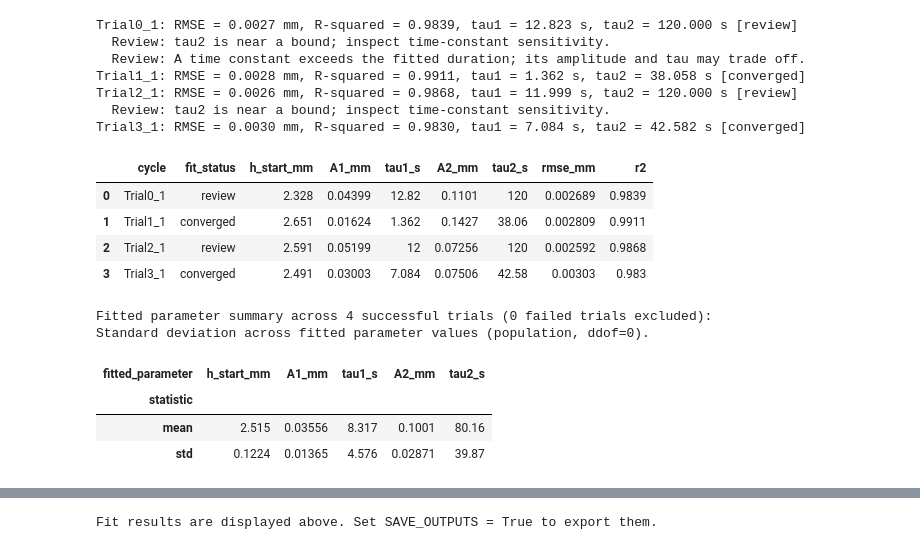
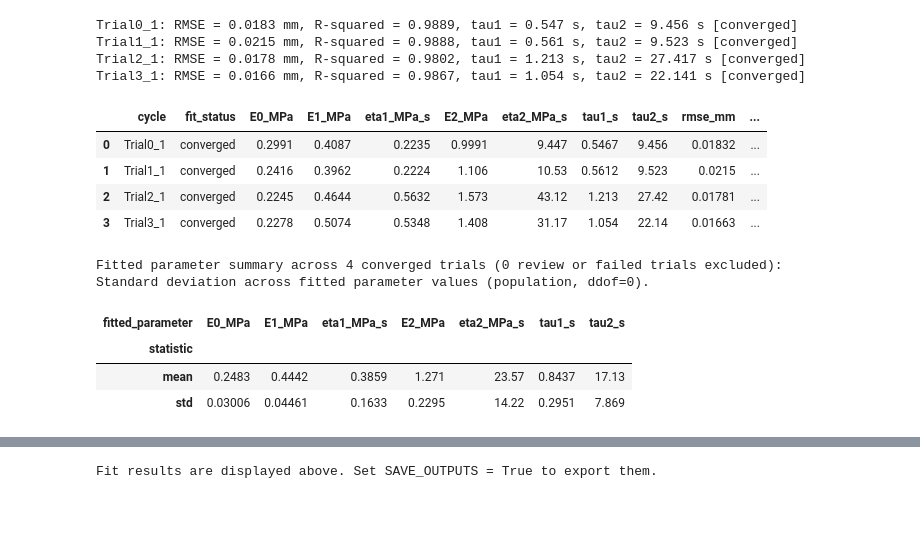
Before and after one commit to Cuberkk/Tonometry_Control_Code, a Jupyter notebook: data_process/Load_Profile-Creep_Curve_Fit_Kelvin.ipynb, the cells around one changed output, grey strips where cells are left out. Cells and saved outputs as stored; diff of their text form; code cells hidden in the pictures; blank space fills up the shorter version.

```diff
--- a/data_process/Load_Profile-Creep_Curve_Fit_Kelvin.ipynb
+++ b/data_process/Load_Profile-Creep_Curve_Fit_Kelvin.ipynb
@@ -45,6 +52,11 @@ import creep_force_model
 # Reload the helper when rerunning this notebook after editing the model file.
 gkv_model = importlib.reload(creep_force_model)
 
+USE_MEASURED_FORCE = True  # False uses the steady-hold response model.
+CONTACT_RADIUS_MM = 6.225  # Used only in measured-force mode; verify for the experiment.
+MODEL_NAME = 'gkv_history' if USE_MEASURED_FORCE else 'gkv_hold'
+MODEL_LABEL = 'GKV measured-force history' if USE_MEASURED_FORCE else 'GKV steady-hold response'
+
 DATASET = 'clindent_400g'  # Choose 'clindent_400g', 'clindent_800g' or 'biomomentum'.
 DATASETS = {
     'clindent_400g': ('data/Clindent_Data/400g/synchronized', 'Indentation_*/Trial*_*.csv'),
@@ -57,7 +69,7 @@ input_subdir, INPUT_PATTERN = DATASETS[DATASET]
 INPUT_DIR = PROJECT_ROOT / input_subdir
 INDENTATION_NUMBERS = [1]  # Clindent only: None selects all; [1, 2] selects Indentation_01 and Indentation_02.
 FILE_NAMES = None  # For a subset, use paths relative to INPUT_DIR, e.g. ['Indentation_01/Trial0_1.csv'].
-OUTPUT_DIR = PROJECT_ROOT / 'data_process' / 'analysis_outputs' / f'gkv_hold_{DATASET}'
+OUTPUT_DIR = PROJECT_ROOT / 'data_process' / 'analysis_outputs' / f'{MODEL_NAME}_{DATASET}'
 SAVE_OUTPUTS = False
 
 SAMPLE_RATE_HZ = 200.0
@@ -69,5 +81,7 @@ COLUMNS = ['Time, s', 'Indentation Position, mm', 'Indentation Force, N']
 
 plt.rcParams.update({'figure.figsize': (12, 5), 'axes.grid': True, 'grid.alpha': 0.25})
 print(f'Input directory: {INPUT_DIR}')
-print('Fit mode: steady-hold response; physical moduli and viscosities are not estimated.')
+print(f'Fit mode: {MODEL_LABEL}')
+if USE_MEASURED_FORCE:
+    print('History mode assumes a relaxed start for each cycle; earlier loading is not reconstructed.')
 # %% [output]
@@ -219,9 +256,15 @@ for name, frame in cycles.items():
     position = frame[COLUMNS[1]].to_numpy()
     force = frame[COLUMNS[2]].to_numpy()
     try:
-        fit = gkv_model.fit_gkv_hold(
-            time, force, position, tau_bounds=TAU_BOUNDS_S,
-            max_points=MAX_FIT_POINTS, max_starts=MAX_STARTS)
+        if USE_MEASURED_FORCE:
+            # shortcut: each cycle starts relaxed; use earlier history for incompletely recovered cycles.
+            fit = gkv_model.fit_gkv_history(
+                time, force, position, np.ones(time.size, dtype=bool), radius_mm=CONTACT_RADIUS_MM,
+                tau_bounds=TAU_BOUNDS_S, max_points=MAX_FIT_POINTS, max_starts=MAX_STARTS)
+        else:
+            fit = gkv_model.fit_gkv_hold(
+                time, force, position, tau_bounds=TAU_BOUNDS_S,
+                max_points=MAX_FIT_POINTS, max_starts=MAX_STARTS)
     except (ValueError, RuntimeError) as exc:
         parameter_rows.append({'cycle': name, 'fit_status': 'failed'})
         diagnostic_rows.append({'cycle': name, 'warnings': str(exc)})
@@ -233,62 +276,67 @@ for name, frame in cycles.items():
         residual_mm=position - fit['prediction'])
     parameters = fit['parameters']
     status = 'review' if fit['warnings'] else 'converged'
+    parameter_values = ({
+        'E0_MPa': parameters['E0'], 'E1_MPa': parameters['E1'],
+        'eta1_MPa_s': parameters['eta1'], 'E2_MPa': parameters['E2'],
+        'eta2_MPa_s': parameters['eta2'],
+    } if USE_MEASURED_FORCE else {
+        'h_start_mm': parameters['h_start'], 'A1_mm': parameters['A1'], 'A2_mm': parameters['A2'],
+    })
     parameter_rows.append({
-        'cycle': name, 'fit_status': status,
-        'h_start_mm': parameters['h_start'],
-        'A1_mm': parameters['A1'], 'tau1_s': parameters['tau1'],
-        'A2_mm': parameters['A2'], 'tau2_s': parameters['tau2'],
+        'cycle': name, 'fit_status': status, **parameter_values,
+        'tau1_s': fit['tau1'], 'tau2_s': fit['tau2'],
         'rmse_mm': fit['rmse'], 'r2': fit['r2'],
     })
     diagnostic_rows.append({
         'cycle': name, **fit['diagnostics'], 'warnings': '; '.join(fit['warnings'])})
     print(f"{name}: RMSE = {fit['rmse']:.4f} mm, R-squared = {fit['r2']:.4f}, "
           f"tau1 = {fit['tau1']:.3f} s, tau2 = {fit['tau2']:.3f} s [{status}]")
     for message in fit['warnings']:
         print(f'  Review: {message}')
 
 parameter_table = pd.DataFrame(parameter_rows)
 diagnostics_table = pd.DataFrame(diagnostic_rows)
 display(parameter_table.style.format(
     '{:.4g}', subset=parameter_table.select_dtypes(include='number').columns, na_rep='--'))
 
 # Summarize fitted parameters across trials, using each parameter mean as the reference.
-fitted_parameter_columns = ['h_start_mm', 'A1_mm', 'tau1_s', 'A2_mm', 'tau2_s']
+fitted_parameter_columns = (
+    ['E0_MPa', 'E1_MPa', 'eta1_MPa_s', 'E2_MPa', 'eta2_MPa_s', 'tau1_s', 'tau2_s']
+    if USE_MEASURED_FORCE else ['h_start_mm', 'A1_mm', 'tau1_s', 'A2_mm', 'tau2_s']
+)
 fitted_parameters = parameter_table.loc[
-    parameter_table['fit_status'].isin(['converged', 'review'])
+    parameter_table['fit_status'].eq('converged')
 ].reindex(columns=fitted_parameter_columns)
 parameter_mean = fitted_parameters.mean()
 parameter_std = fitted_parameters.std(ddof=0)
 parameter_summary = pd.DataFrame({
     'mean': parameter_mean,
     'std': parameter_std,
 }).T
 parameter_summary.index.name = 'statistic'
 parameter_summary.columns.name = 'fitted_parameter'
-print(f'Fitted parameter summary across {len(fitted_parameters)} successful trials '
-      f'({len(parameter_table) - len(fitted_parameters)} failed trials excluded):')
+print(f'Fitted parameter summary across {len(fitted_parameters)} converged trials '
+      f'({len(parameter_table) - len(fitted_parameters)} review or failed trials excluded):')
 print('Standard deviation across fitted parameter values (population, ddof=0).')
 display(parameter_summary.style.format('{:.4g}', na_rep='--'))
 # display(diagnostics_table)
 # %% [output]
-Trial0_1: RMSE = 0.0027 mm, R-squared = 0.9839, tau1 = 12.823 s, tau2 = 120.000 s [review]
-  Review: tau2 is near a bound; inspect time-constant sensitivity.
-  Review: A time constant exceeds the fitted duration; its amplitude and tau may trade off.
-Trial1_1: RMSE = 0.0028 mm, R-squared = 0.9911, tau1 = 1.362 s, tau2 = 38.058 s [converged]
-Trial2_1: RMSE = 0.0026 mm, R-squared = 0.9868, tau1 = 11.999 s, tau2 = 120.000 s [review]
-  Review: tau2 is near a bound; inspect time-constant sensitivity.
-Trial3_1: RMSE = 0.0030 mm, R-squared = 0.9830, tau1 = 7.084 s, tau2 = 42.582 s [converged]
+Trial0_1: RMSE = 0.0183 mm, R-squared = 0.9889, tau1 = 0.547 s, tau2 = 9.456 s [converged]
+Trial1_1: RMSE = 0.0215 mm, R-squared = 0.9888, tau1 = 0.561 s, tau2 = 9.523 s [converged]
+Trial2_1: RMSE = 0.0178 mm, R-squared = 0.9802, tau1 = 1.213 s, tau2 = 27.417 s [converged]
+Trial3_1: RMSE = 0.0166 mm, R-squared = 0.9867, tau1 = 1.054 s, tau2 = 22.141 s [converged]
-|  | cycle | fit_status | h_start_mm | A1_mm | tau1_s | A2_mm | tau2_s | rmse_mm | r2 |
-| 0 | Trial0_1 | review | 2.328 | 0.04399 | 12.82 | 0.1101 | 120 | 0.002689 | 0.9839 |
-| 1 | Trial1_1 | converged | 2.651 | 0.01624 | 1.362 | 0.1427 | 38.06 | 0.002809 | 0.9911 |
-| 2 | Trial2_1 | review | 2.591 | 0.05199 | 12 | 0.07256 | 120 | 0.002592 | 0.9868 |
-| 3 | Trial3_1 | converged | 2.491 | 0.03003 | 7.084 | 0.07506 | 42.58 | 0.00303 | 0.983 |
+|  | cycle | fit_status | E0_MPa | E1_MPa | eta1_MPa_s | E2_MPa | eta2_MPa_s | tau1_s | tau2_s | rmse_mm | ... |
+| 0 | Trial0_1 | converged | 0.2991 | 0.4087 | 0.2235 | 0.9991 | 9.447 | 0.5467 | 9.456 | 0.01832 | ... |
+| 1 | Trial1_1 | converged | 0.2416 | 0.3962 | 0.2224 | 1.106 | 10.53 | 0.5612 | 9.523 | 0.0215 | ... |
+| 2 | Trial2_1 | converged | 0.2245 | 0.4644 | 0.5632 | 1.573 | 43.12 | 1.213 | 27.42 | 0.01781 | ... |
+| 3 | Trial3_1 | converged | 0.2278 | 0.5074 | 0.5348 | 1.408 | 31.17 | 1.054 | 22.14 | 0.01663 | ... |
-Fitted parameter summary across 4 successful trials (0 failed trials excluded):
+Fitted parameter summary across 4 converged trials (0 review or failed trials excluded):
 Standard deviation across fitted parameter values (population, ddof=0).
-| fitted_parameter | h_start_mm | A1_mm | tau1_s | A2_mm | tau2_s |
-| statistic |  |  |  |  |  |
-| mean | 2.515 | 0.03556 | 8.317 | 0.1001 | 80.16 |
-| std | 0.1224 | 0.01365 | 4.576 | 0.02871 | 39.87 |
+| fitted_parameter | E0_MPa | E1_MPa | eta1_MPa_s | E2_MPa | eta2_MPa_s | tau1_s | tau2_s |
+| statistic |  |  |  |  |  |  |  |
+| mean | 0.2483 | 0.4442 | 0.3859 | 1.271 | 23.57 | 0.8437 | 17.13 |
+| std | 0.03006 | 0.04461 | 0.1633 | 0.2295 | 14.22 | 0.2951 | 7.869 |
 # %% [markdown]
 ## Inspect the fits
 
```
Also changed, not shown: parts of 9 cells of this notebook, 21 other files.
